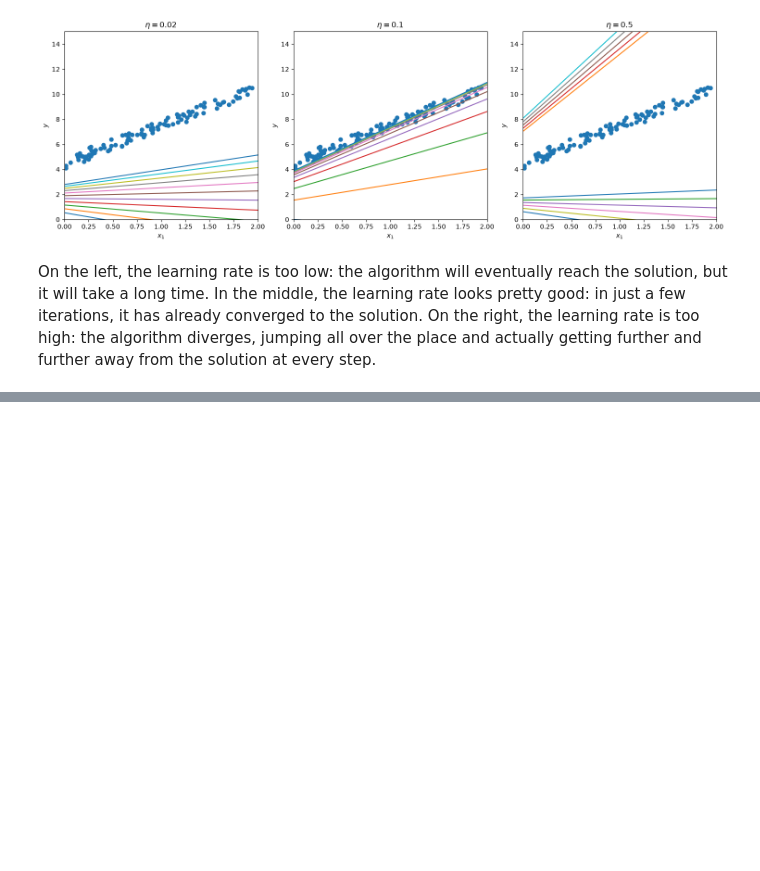
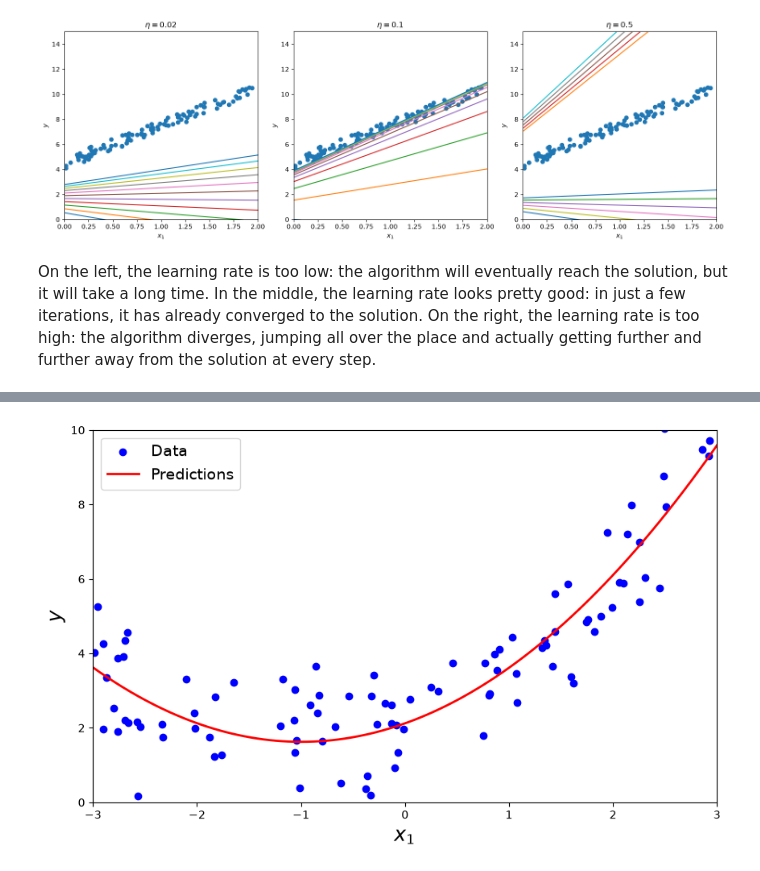
Before and after one commit to Yash-Meshram1/Playground, a Jupyter notebook: ML/regression.ipynb, the cells around one changed output, grey strips where cells are left out. Saved outputs shown, nothing was run; the diff lists cells and outputs as text; code cells hidden in the pictures; blank space fills up the shorter version.

```diff
--- a/ML/regression.ipynb
+++ b/ML/regression.ipynb
@@ -175,0 +203,23 @@ On the left, the learning rate is too low: the algorithm will eventually reach t
+# %%
+X_new = np.linspace(-3, 3, 100).reshape(100, 1)
+X_new_poly = poly_features.fit_transform(X_new)
+
+# Predictions
+y_predict = lg.predict(X_new_poly)
+
+# Plot
+plt.figure(figsize=(10, 6))
+
+plt.scatter(X, y, color="blue", label="Data")
+plt.plot(X_new, y_predict, color="red", linewidth=2, label="Predictions")
+
+plt.xlabel("$x_1$", fontsize=18)
+plt.ylabel("$y$", fontsize=18)
+
+plt.xlim(-3, 3)
+plt.ylim(0, 10)
+
+plt.legend(fontsize=14)
+plt.show()
+# %% [output]
+[figure, added]
```
Also changed, not shown: parts of 12 cells of this notebook.
